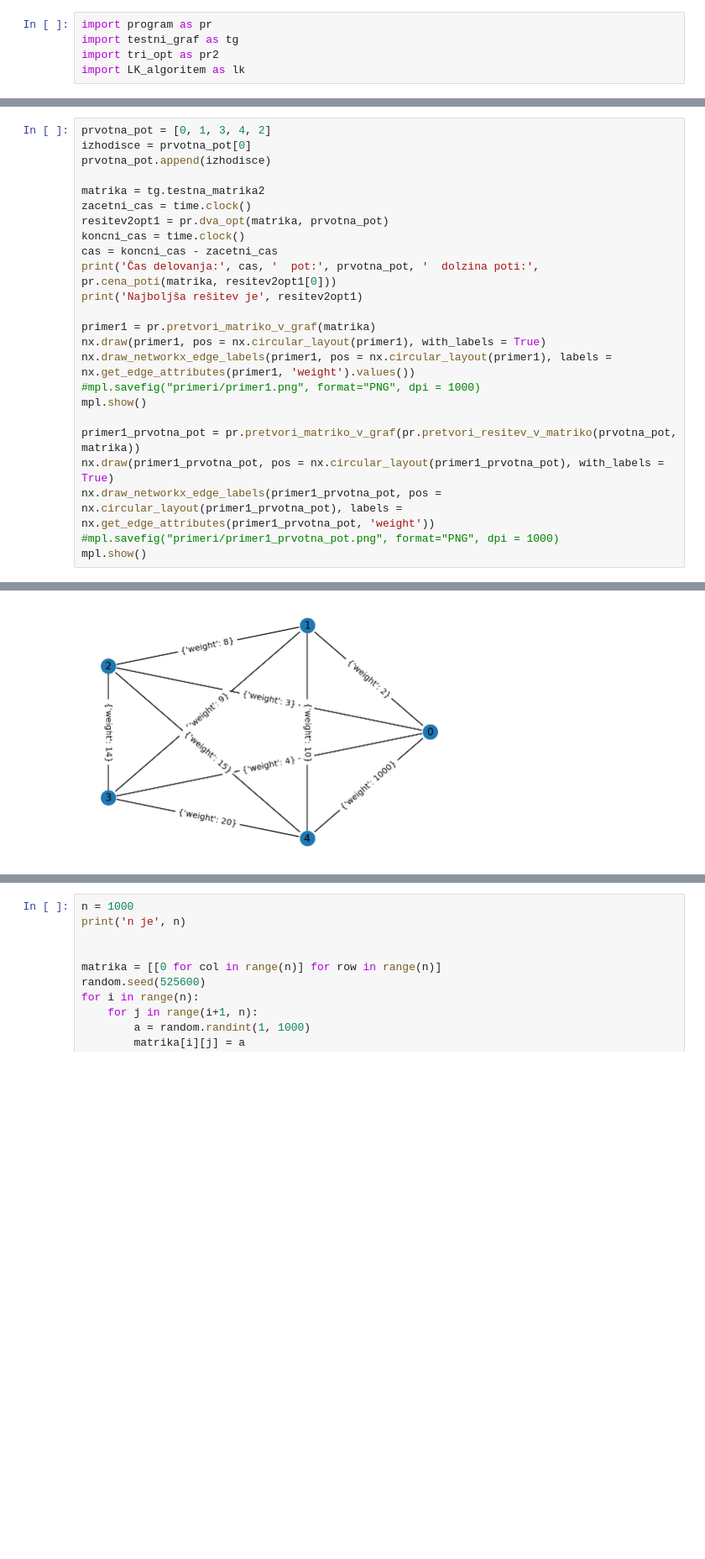
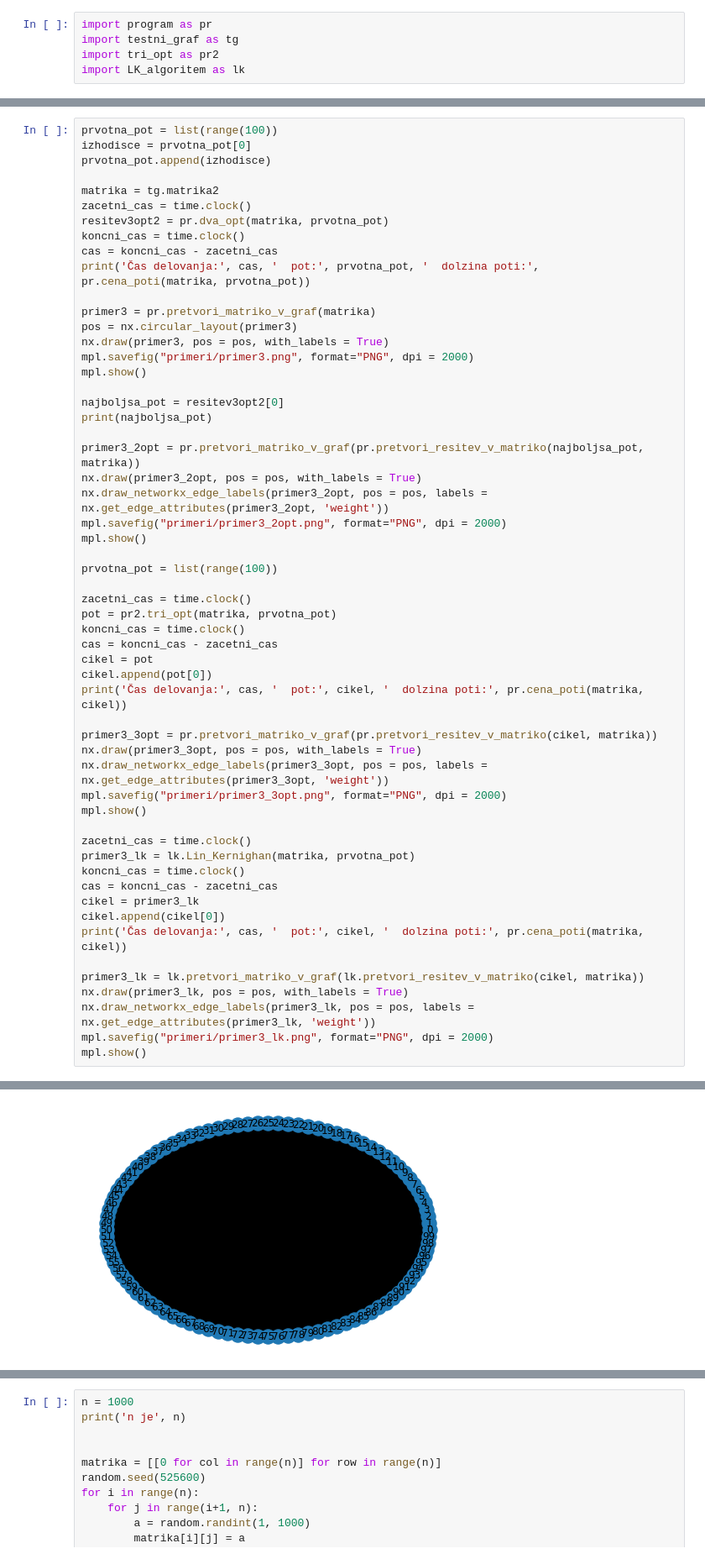
Before and after one commit to ines-silc/Financni-praktikum-projekt, a Jupyter notebook: program.ipynb, the cells around one changed output, grey strips where cells are left out. Shown at 84% size. Cells and saved outputs as stored; diff of their text form; blank space fills up the shorter version.

```diff
--- a/program.ipynb
+++ b/program.ipynb
@@ -116,25 +216,57 @@ Matrika rešitve je [[0, 0, 0, 4, 0], [0, 0, 0, 0, 10], [3, 0, 0, 0, 0], [0, 9,
 # %%
-prvotna_pot = [0, 1, 3, 4, 2]
+prvotna_pot = list(range(100))
 izhodisce = prvotna_pot[0]
 prvotna_pot.append(izhodisce)
 
-matrika = tg.testna_matrika2
+matrika = tg.matrika2
 zacetni_cas = time.clock()
-resitev2opt1 = pr.dva_opt(matrika, prvotna_pot)
+resitev3opt2 = pr.dva_opt(matrika, prvotna_pot)
 koncni_cas = time.clock()
 cas = koncni_cas - zacetni_cas
-print('Čas delovanja:', cas, '  pot:', prvotna_pot, '  dolzina poti:', pr.cena_poti(matrika, resitev2opt1[0]))
-print('Najboljša rešitev je', resitev2opt1)
+print('Čas delovanja:', cas, '  pot:', prvotna_pot, '  dolzina poti:', pr.cena_poti(matrika, prvotna_pot))
 
-primer1 = pr.pretvori_matriko_v_graf(matrika)
-nx.draw(primer1, pos = nx.circular_layout(primer1), with_labels = True)
-nx.draw_networkx_edge_labels(primer1, pos = nx.circular_layout(primer1), labels = nx.get_edge_attributes(primer1, 'weight').values())
-#mpl.savefig("primeri/primer1.png", format="PNG", dpi = 1000)
+primer3 = pr.pretvori_matriko_v_graf(matrika)
+pos = nx.circular_layout(primer3)
+nx.draw(primer3, pos = pos, with_labels = True)
+mpl.savefig("primeri/primer3.png", format="PNG", dpi = 2000)
 mpl.show()
 
-primer1_prvotna_pot = pr.pretvori_matriko_v_graf(pr.pretvori_resitev_v_matriko(prvotna_pot, matrika))
-nx.draw(primer1_prvotna_pot, pos = nx.circular_layout(primer1_prvotna_pot), with_labels = True)
-nx.draw_networkx_edge_labels(primer1_prvotna_pot, pos = nx.circular_layout(primer1_prvotna_pot), labels = nx.get_edge_attributes(primer1_prvotna_pot, 'weight'))
-#mpl.savefig("primeri/primer1_prvotna_pot.png", format="PNG", dpi = 1000)
+najboljsa_pot = resitev3opt2[0]
+print(najboljsa_pot)
+
+primer3_2opt = pr.pretvori_matriko_v_graf(pr.pretvori_resitev_v_matriko(najboljsa_pot, matrika))
+nx.draw(primer3_2opt, pos = pos, with_labels = True)
+nx.draw_networkx_edge_labels(primer3_2opt, pos = pos, labels = nx.get_edge_attributes(primer3_2opt, 'weight'))
+mpl.savefig("primeri/primer3_2opt.png", format="PNG", dpi = 2000)
 mpl.show()
+
+prvotna_pot = list(range(100))
+
+zacetni_cas = time.clock()
+pot = pr2.tri_opt(matrika, prvotna_pot)
+koncni_cas = time.clock()
+cas = koncni_cas - zacetni_cas
+cikel = pot
+cikel.append(pot[0])
+print('Čas delovanja:', cas, '  pot:', cikel, '  dolzina poti:', pr.cena_poti(matrika, cikel))
+
+primer3_3opt = pr.pretvori_matriko_v_graf(pr.pretvori_resitev_v_matriko(cikel, matrika))
+nx.draw(primer3_3opt, pos = pos, with_labels = True)
+nx.draw_networkx_edge_labels(primer3_3opt, pos = pos, labels = nx.get_edge_attributes(primer3_3opt, 'weight'))
+mpl.savefig("primeri/primer3_3opt.png", format="PNG", dpi = 2000)
+mpl.show()
+
+zacetni_cas = time.clock()
+primer3_lk = lk.Lin_Kernighan(matrika, prvotna_pot)
+koncni_cas = time.clock()
+cas = koncni_cas - zacetni_cas
+cikel = primer3_lk
+cikel.append(cikel[0])
+print('Čas delovanja:', cas, '  pot:', cikel, '  dolzina poti:', pr.cena_poti(matrika, cikel))
+
+primer3_lk = lk.pretvori_matriko_v_graf(lk.pretvori_resitev_v_matriko(cikel, matrika))
+nx.draw(primer3_lk, pos = pos, with_labels = True)
+nx.draw_networkx_edge_labels(primer3_lk, pos = pos, labels = nx.get_edge_attributes(primer3_lk, 'weight'))
+mpl.savefig("primeri/primer3_lk.png", format="PNG", dpi = 2000)
+mpl.show()
 # %% [output]
@@ -146 +290 @@ Najboljša rešitev je ([0, 2, 4, 1, 3, 0], 41)
-[figure, old version]
+[figure, new version]
```
Also changed, not shown: parts of 14 cells of this notebook, 20 other files.
